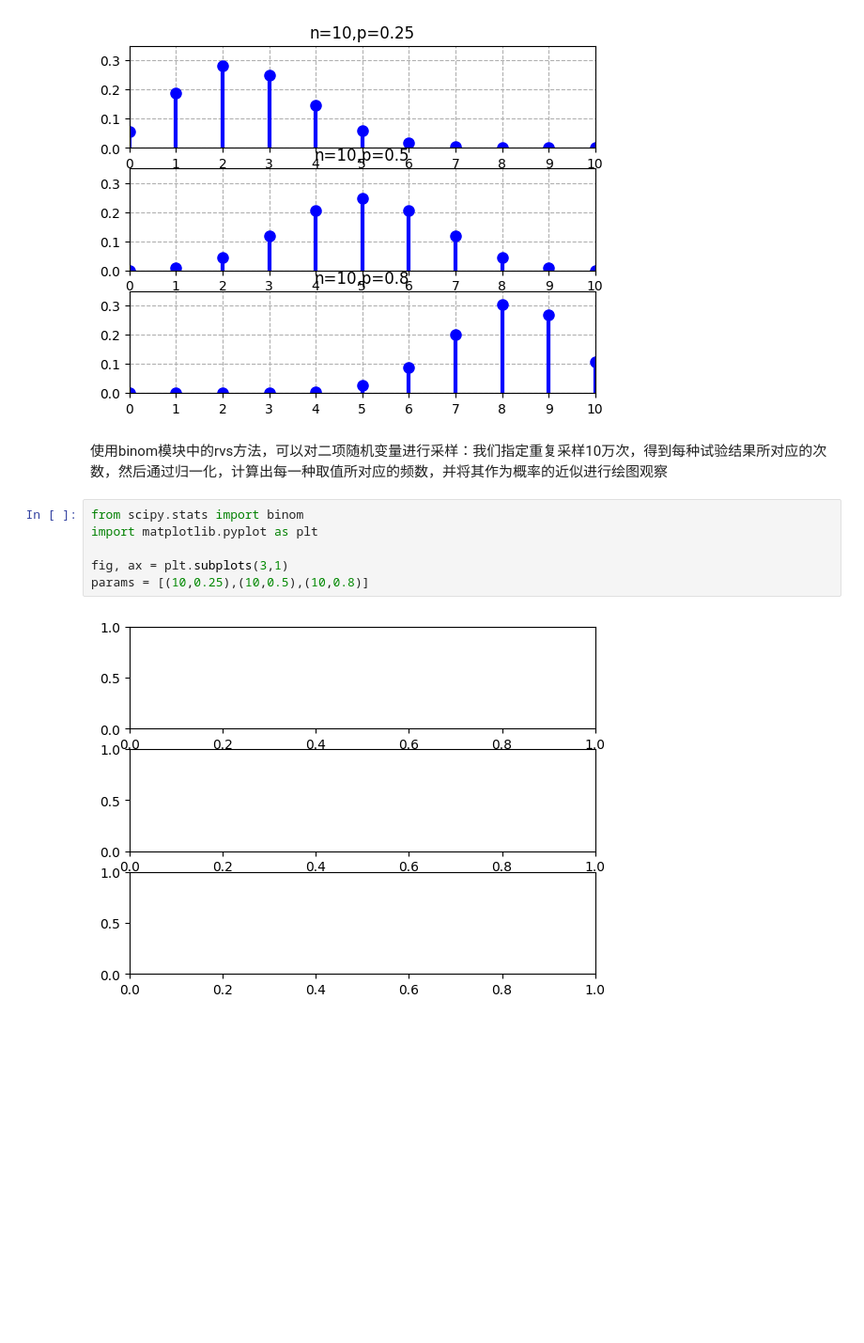
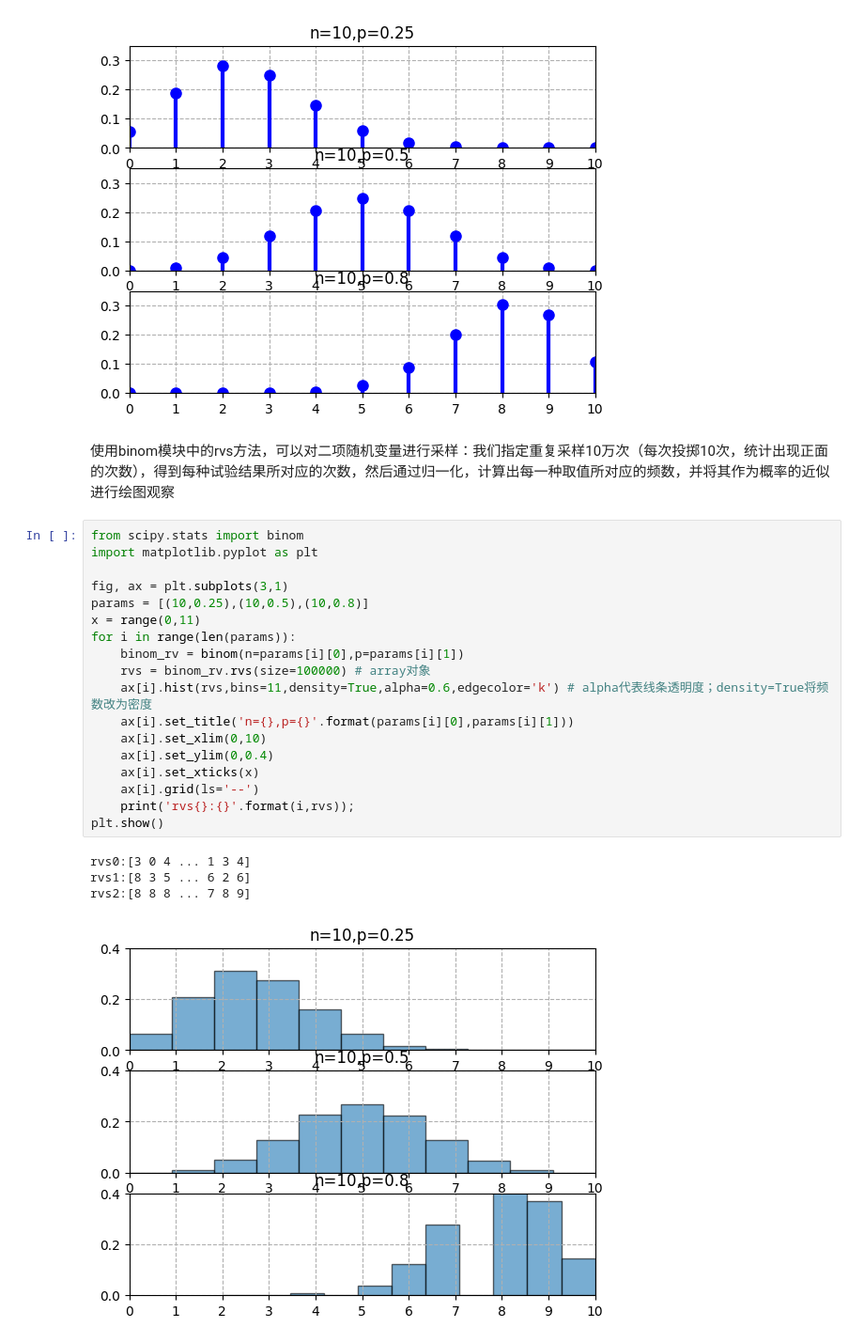
Before and after one commit to xkzhai2019/ML_prob, a Jupyter notebook: chapter_basic/main.ipynb, the cells around one changed output. Shown: that part at 94% size. Drawn from its saved outputs; the diff is of its cells as text; blank space fills up the shorter version.

```diff
--- a/chapter_basic/main.ipynb
+++ b/chapter_basic/main.ipynb
@@ -34,12 +34,27 @@ plt.show()
 # %% [output]
 [figure]
 # %% [markdown]
-使用binom模块中的rvs方法，可以对二项随机变量进行采样：我们指定重复采样10万次，得到每种试验结果所对应的次数，然后通过归一化，计算出每一种取值所对应的频数，并将其作为概率的近似进行绘图观察
+使用binom模块中的rvs方法，可以对二项随机变量进行采样：我们指定重复采样10万次（每次投掷10次，统计出现正面的次数），得到每种试验结果所对应的次数，然后通过归一化，计算出每一种取值所对应的频数，并将其作为概率的近似进行绘图观察
-# %%
-from scipy.stats import binom
-import matplotlib.pyplot as plt
-
-fig, ax = plt.subplots(3,1)
-params = [(10,0.25),(10,0.5),(10,0.8)]
-# %% [output]
-[figure, removed]
+# %%
+from scipy.stats import binom
+import matplotlib.pyplot as plt
+
+fig, ax = plt.subplots(3,1)
+params = [(10,0.25),(10,0.5),(10,0.8)]
+x = range(0,11)
+for i in range(len(params)):
+    binom_rv = binom(n=params[i][0],p=params[i][1])
+    rvs = binom_rv.rvs(size=100000) # array对象
+    ax[i].hist(rvs,bins=11,density=True,alpha=0.6,edgecolor='k') # alpha代表线条透明度；density=True将频数改为密度
+    ax[i].set_title('n={},p={}'.format(params[i][0],params[i][1]))
+    ax[i].set_xlim(0,10)
+    ax[i].set_ylim(0,0.4)
+    ax[i].set_xticks(x)
+    ax[i].grid(ls='--')
+    print('rvs{}:{}'.format(i,rvs));
+plt.show()
+# %% [output]
+rvs0:[3 0 4 ... 1 3 4]
+rvs1:[8 3 5 ... 6 2 6]
+rvs2:[8 8 8 ... 7 8 9]
+[figure, added]
```
Also changed, not shown: parts of 2 cells of this notebook.
